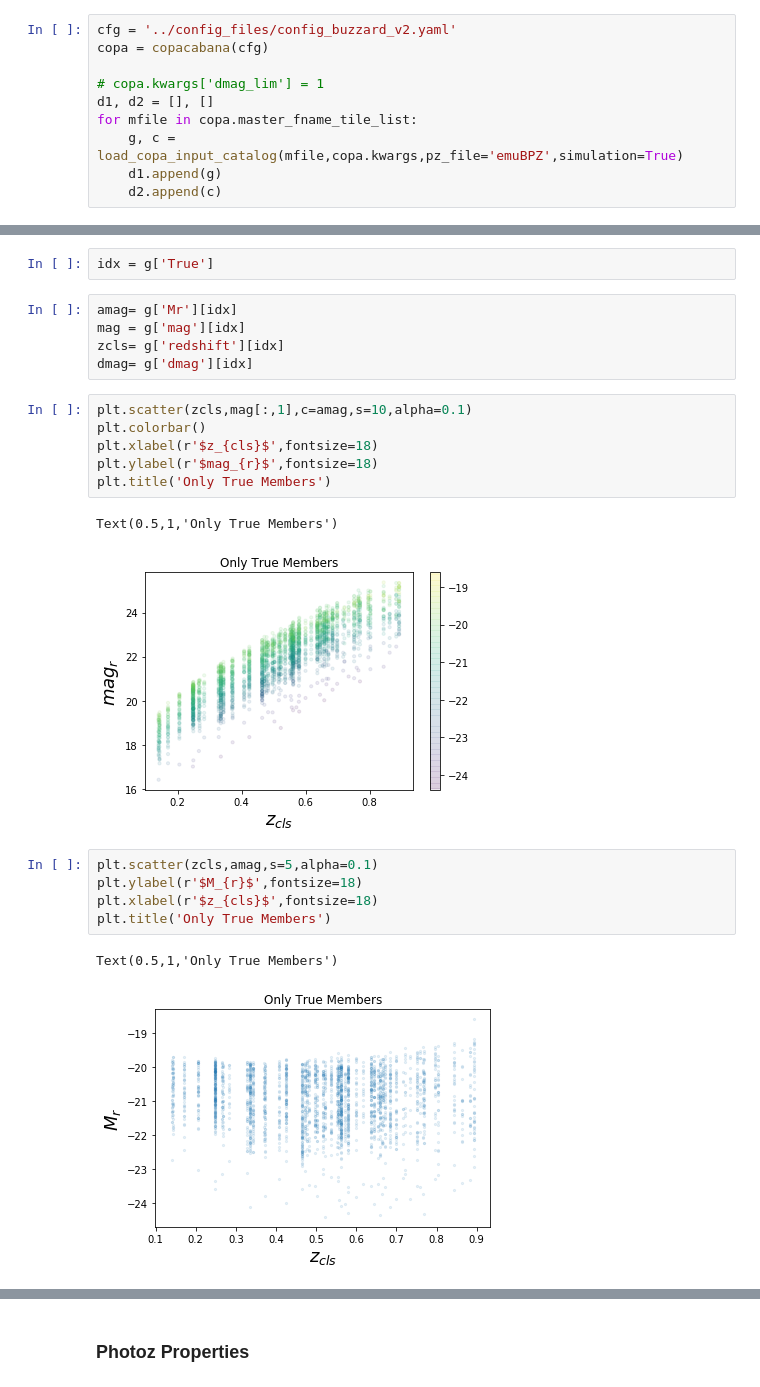
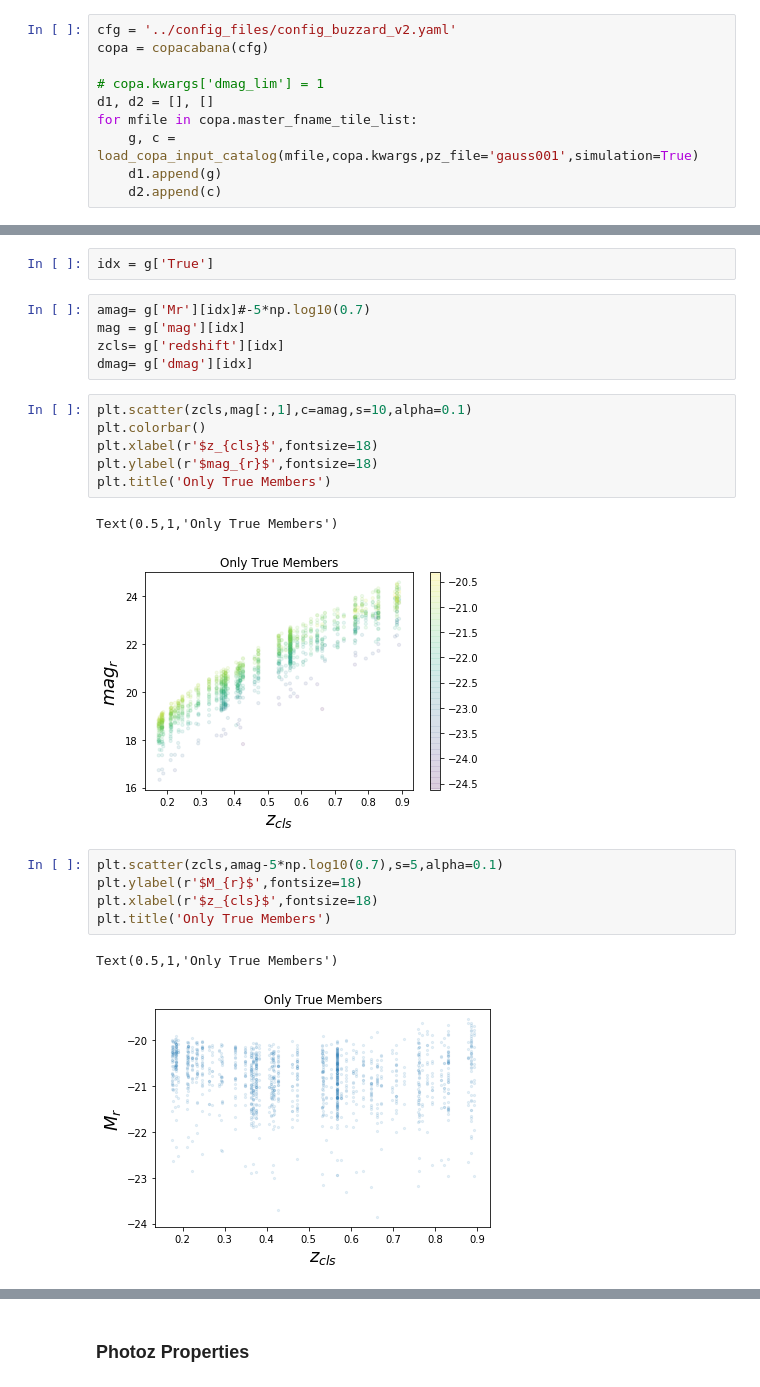
Before and after one commit to estevesjh/ccopa, a Jupyter notebook: notebooks/checking_selection.ipynb, the cells around one changed output, grey strips where cells are left out. Drawn from its saved outputs; the diff is of its cells as text.

```diff
--- a/notebooks/checking_selection.ipynb
+++ b/notebooks/checking_selection.ipynb
@@ -32,7 +32,7 @@ copa = copacabana(cfg)
 # copa.kwargs['dmag_lim'] = 1
 d1, d2 = [], []
 for mfile in copa.master_fname_tile_list:
-    g, c = load_copa_input_catalog(mfile,copa.kwargs,pz_file='emuBPZ',simulation=True)
+    g, c = load_copa_input_catalog(mfile,copa.kwargs,pz_file='gauss001',simulation=True)
     d1.append(g)
     d2.append(c)
 # %% [output]
@@ -156,7 +156,7 @@ np.log10(1/0.7)
 # %%
 idx = g['True']
 # %%
-amag= g['Mr'][idx]
+amag= g['Mr'][idx]#-5*np.log10(0.7)
 mag = g['mag'][idx]
 zcls= g['redshift'][idx]
 dmag= g['dmag'][idx]
@@ -168,15 +168,15 @@ plt.ylabel(r'$mag_{r}$',fontsize=18)
 plt.title('Only True Members')
 # %% [output]
 Text(0.5,1,'Only True Members')
-[figure, old version]
+[figure, new version]
 # %%
-plt.scatter(zcls,amag,s=5,alpha=0.1)
+plt.scatter(zcls,amag-5*np.log10(0.7),s=5,alpha=0.1)
 plt.ylabel(r'$M_{r}$',fontsize=18)
 plt.xlabel(r'$z_{cls}$',fontsize=18)
 plt.title('Only True Members')
 # %% [output]
 Text(0.5,1,'Only True Members')
-[figure, old version]
+[figure, new version]
 # %%
 np.count_nonzero(idx)
 # %% [output]
```
Also changed, not shown: parts of 22 cells of this notebook, 22 other files.
